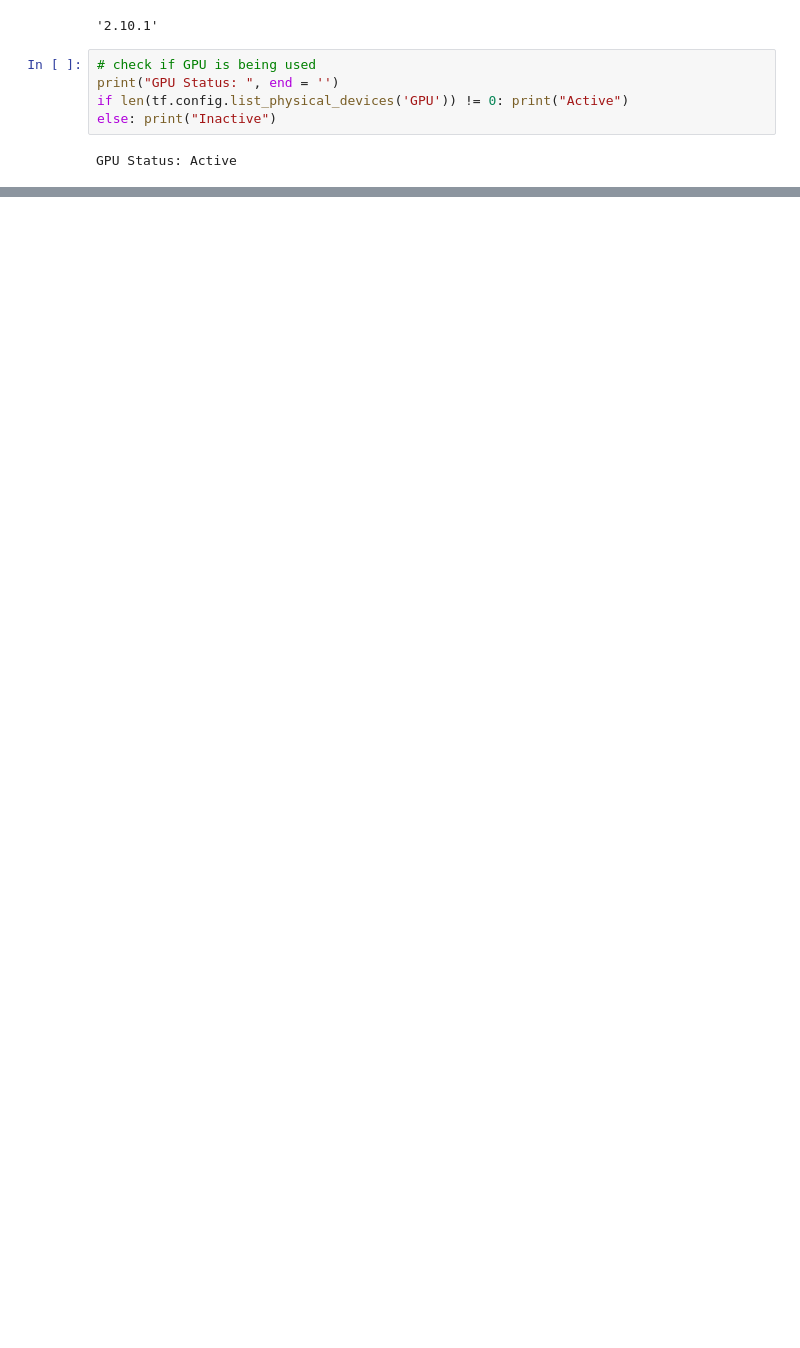
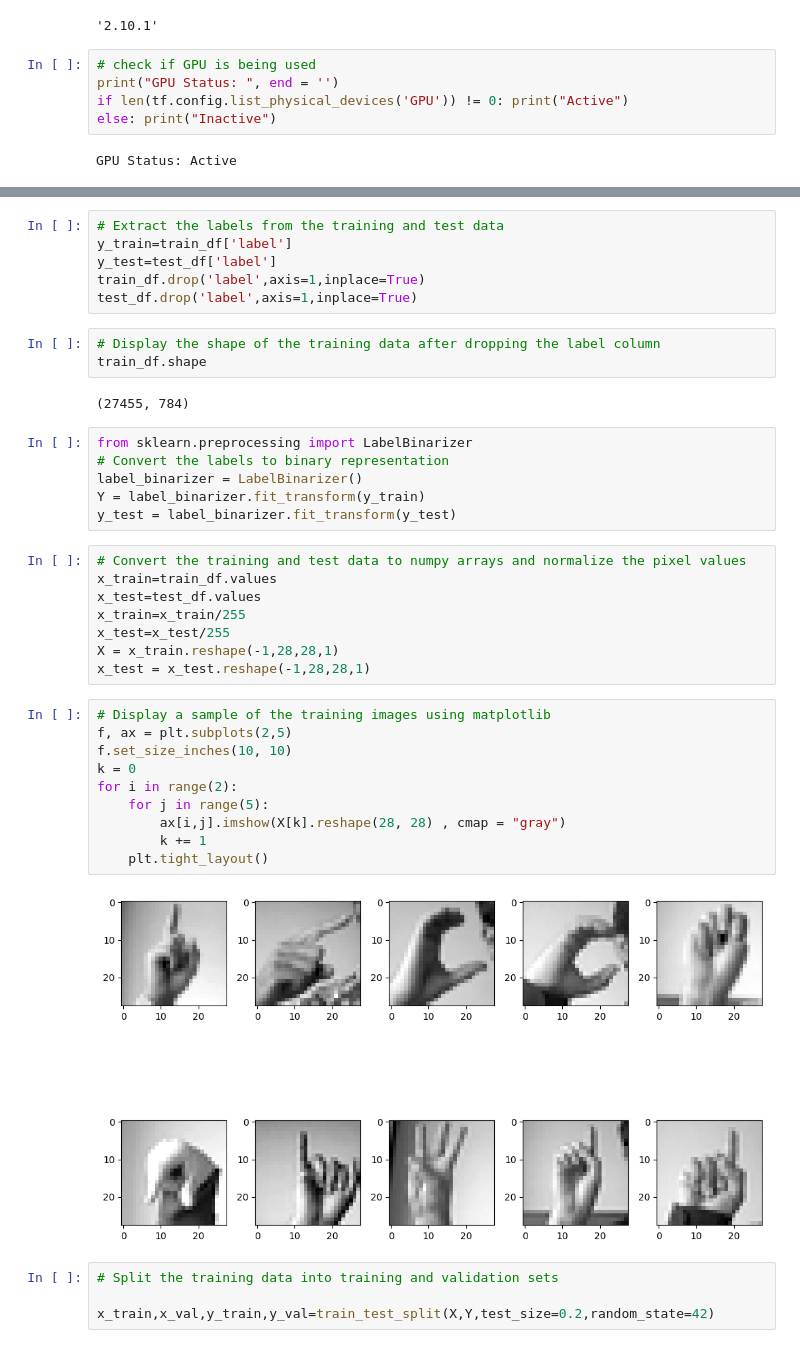
Before and after one commit to ParkerTPS/ECE528, a Jupyter notebook: Lab_3/Q1/q1.ipynb, the cells around one changed output, grey strips where cells are left out. Cells and saved outputs as stored; diff of their text form; blank space fills up the shorter version.

```diff
--- a/Lab_3/Q1/q1.ipynb
+++ b/Lab_3/Q1/q1.ipynb
@@ -135,0 +51,41 @@ test_loss, test_acc = model.evaluate(test_images,  test_labels, verbose=2)
+# %%
+# Extract the labels from the training and test data
+y_train=train_df['label']
+y_test=test_df['label']
+train_df.drop('label',axis=1,inplace=True)
+test_df.drop('label',axis=1,inplace=True)
+# %%
+# Display the shape of the training data after dropping the label column
+train_df.shape
+# %% [output]
+(27455, 784)
+# %%
+from sklearn.preprocessing import LabelBinarizer
+# Convert the labels to binary representation
+label_binarizer = LabelBinarizer()
+Y = label_binarizer.fit_transform(y_train)
+y_test = label_binarizer.fit_transform(y_test)
+# %%
+# Convert the training and test data to numpy arrays and normalize the pixel values
+x_train=train_df.values
+x_test=test_df.values
+x_train=x_train/255
+x_test=x_test/255
+X = x_train.reshape(-1,28,28,1)
+x_test = x_test.reshape(-1,28,28,1)
+# %%
+# Display a sample of the training images using matplotlib
+f, ax = plt.subplots(2,5)
+f.set_size_inches(10, 10)
+k = 0
+for i in range(2):
+    for j in range(5):
+        ax[i,j].imshow(X[k].reshape(28, 28) , cmap = "gray")
+        k += 1
+    plt.tight_layout()
+# %% [output]
+[figure, added]
+# %%
+# Split the training data into training and validation sets
+
+x_train,x_val,y_train,y_val=train_test_split(X,Y,test_size=0.2,random_state=42)
```
Also changed, not shown: parts of 20 cells of this notebook.
